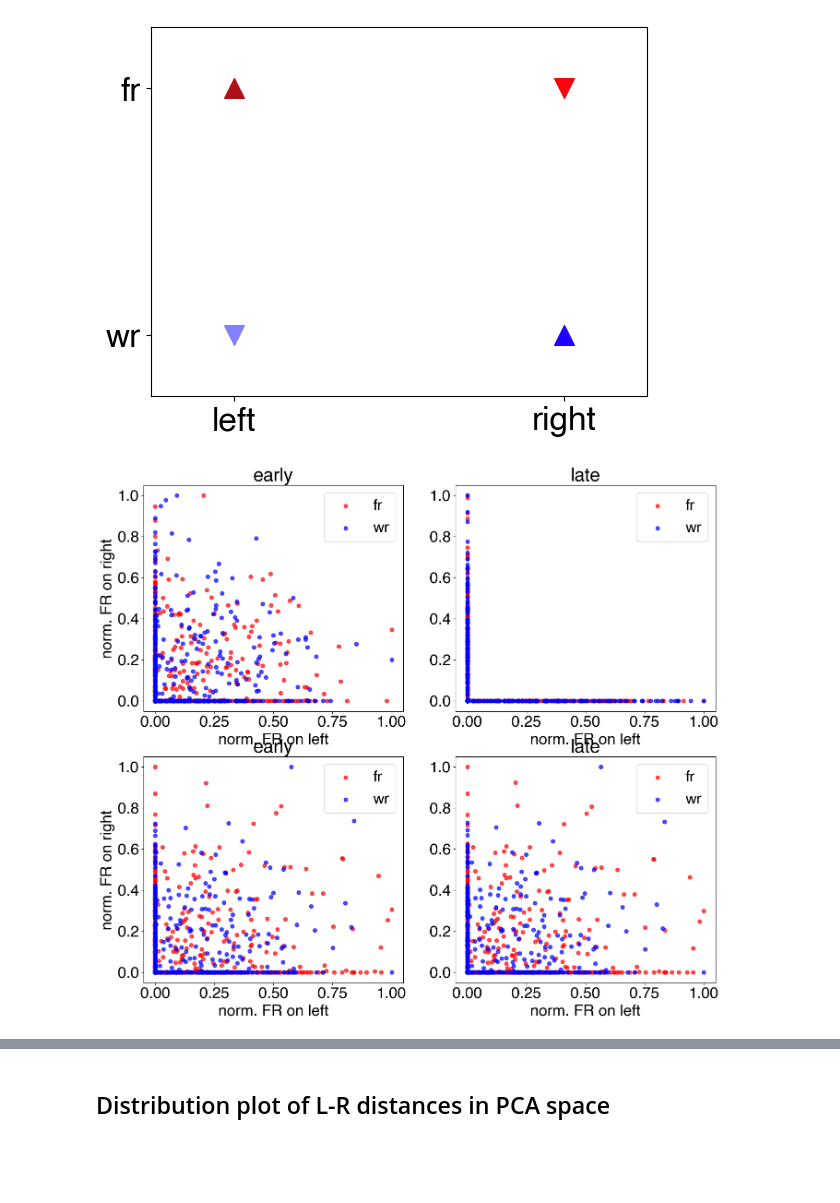
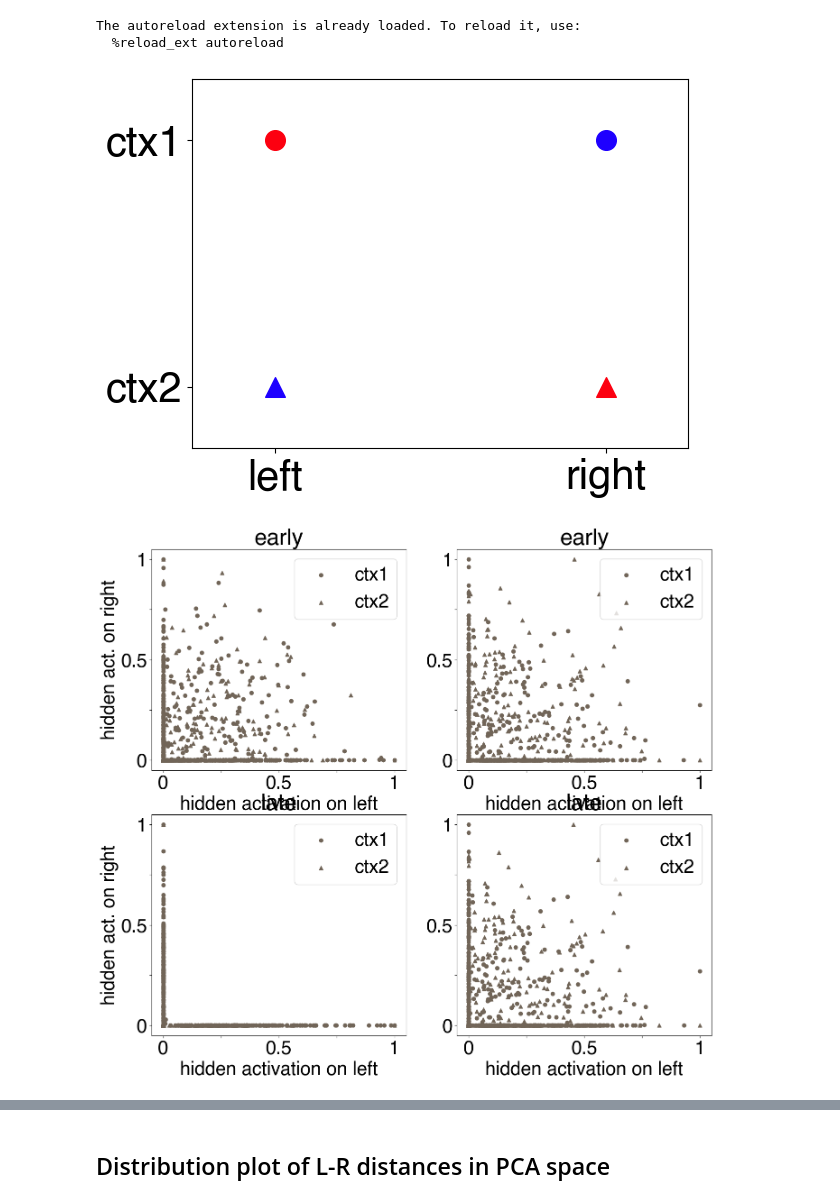
Before and after one commit to vandermeerlab/replay_task_rep, a Jupyter notebook: simulations/Fig3_splitting_sim.ipynb, the cells around one changed output, grey strips where cells are left out. Saved outputs shown, nothing was run; the diff lists cells and outputs as text; code cells hidden in the pictures; blank space fills up the shorter version.

```diff
--- a/simulations/Fig3_splitting_sim.ipynb
+++ b/simulations/Fig3_splitting_sim.ipynb
@@ -5,6 +5,8 @@
 import numpy as np
 from scipy import stats
 import torch
+torch.manual_seed(2024)
+
 from sklearn.decomposition import PCA
 from sklearn.pipeline import make_pipeline
 from sklearn.preprocessing import StandardScaler
@@ -13,16 +15,19 @@ from sklearn.metrics import pairwise_distances
 import matplotlib.pyplot as plt
 from mpl_toolkits.mplot3d import axes3d
 import matplotlib
-matplotlib.rcParams.update({'font.size': 24, 'font.family': 'Helvetica', 'text.usetex': False})
+matplotlib.rcParams.update({'font.size': 30, 'font.family': 'Helvetica', 'text.usetex': False})
 %matplotlib inline
 
 from utils.models import MLP
 from utils.trainer import train_MLP
 from utils.data import create_xor_dataset
-from utils.plotting import plot_var, plot_task_rep, get_task_color, plot_3d_embedding
+from utils.plotting import plot_var, plot_task_rep, plot_3d_embedding
 from utils.constants import COLORS
 
 import copy
+# %% [output]
+The autoreload extension is already loaded. To reload it, use:
+  %reload_ext autoreload
 # %%
 x1 = np.array ([-1., -1., 1., 1.], dtype = np.float32)
 x2 = np.array ([-1., 1., -1., 1.], dtype = np.float32)
@@ -32,7 +37,7 @@ X, y = create_xor_dataset(x1, x2, y_np, n_repeats=1, noise_lev=0)
 
 fig = plot_task_rep(X, y)
 # %% [output]
-[figure, old version]
+[figure, new version]
 # %%
 n_epochs = 5000
 dim_input = 2
@@ -59,8 +64,8 @@ for w_i, w1_init in enumerate(w1_inits):
 rich_models = [init_models[0], trained_models[0]]
 lazy_models = [init_models[-1], trained_models[-1]]
 # %%
-context_labels = ['fr', 'wr']
-context_colors = ['red', 'blue']
+context_labels = ['ctx1', 'ctx2']
+context_markers = ['o', '^']
 arm_labels = ['left', 'right']
 context_idx = [[1, 3], [0, 2]]
 
@@ -69,7 +74,7 @@ norm_hidden = np.zeros((4, 4, dim_hidden))
 fig, axes = plt.subplots(2, 2)
 fig.set_size_inches(16, 14)
 for m_i, model in enumerate(rich_models + lazy_models):
-    axis = axes.flatten()[m_i]
+    axis = axes.T.flatten()[m_i]
 
     _, hiddens = model(X)
     hidden_act = hiddens.detach().numpy()
@@ -77,41 +82,44 @@ for m_i, model in enumerate(rich_models + lazy_models):
     # norm_act_all = []
     for c_i, c_label in enumerate(context_labels):
         context_X = X[context_idx[c_i]]
 
         _, hiddens = model(context_X)
         hidden_act = hiddens.detach().numpy()
         # norm_act = [stats.zscore(act) for act in hidden_act]
         norm_act = [(act - act.min()) / (act.max() - act.min()) for act in hidden_act]
         # m, b = np.polyfit(norm_act[0], norm_act[1], 1)
         # norm_act_all.append(norm_act)
 
         # norm_act_diff = np.mean(np.abs(norm_act[0] - norm_act[1]))
         # axis.hist(norm_act[0] - norm_act[1], label=c_label)
         # axis.set_xlabel('FR diff. between L and R')
         # axis.set_ylabel('count')
         # axis.legend()
 
         norm_hidden[m_i, context_idx[c_i], :] = norm_act
-        axis.scatter(norm_act[0], norm_act[1], color=context_colors[c_i], alpha=0.7, label=c_label)
+        axis.scatter(norm_act[0], norm_act[1], color=(113/255, 101/255, 88/255), marker=context_markers[c_i], label=c_label)
 
     # norm_act_all_concat = np.concatenate(norm_act_all, 1)
     # corr = stats.pearsonr(norm_act_all_concat[0], norm_act_all_concat[1]).statistic
 
-    # axis.set_xticks([0, 0.5, 1])
-    # axis.set_yticks([0, 0.5, 1])
-    axis.set_xlabel('norm. FR on left')
-    if m_i % 2 == 0:
-        axis.set_ylabel('norm. FR on right')
+    axis.set_xticks([0, 0.25, 0.5, 0.75, 1])
+    axis.set_xticklabels([0, None, 0.5, None, 1])
+    axis.set_yticks([0, 0.25, 0.5, 0.75, 1])
+    axis.set_yticklabels([0, None, 0.5, None, 1])
+
+    axis.set_xlabel('hidden activation on left')
+    if m_i < 2:
+        axis.set_ylabel('hidden act. on right')
     axis.legend()
 
     if m_i % 2 == 0:
         axis.set_title(f'early')
     else:
         axis.set_title(f'late')
 
-# fig.savefig("rich_lazy_splitting.svg")
+fig.savefig("rich_lazy_splitting.svg")
 # %% [output]
-[figure, old version]
+[figure, new version]
 # %%
 %matplotlib ipympl
 
```
Also changed, not shown: parts of 3 cells of this notebook, 4 other files.
